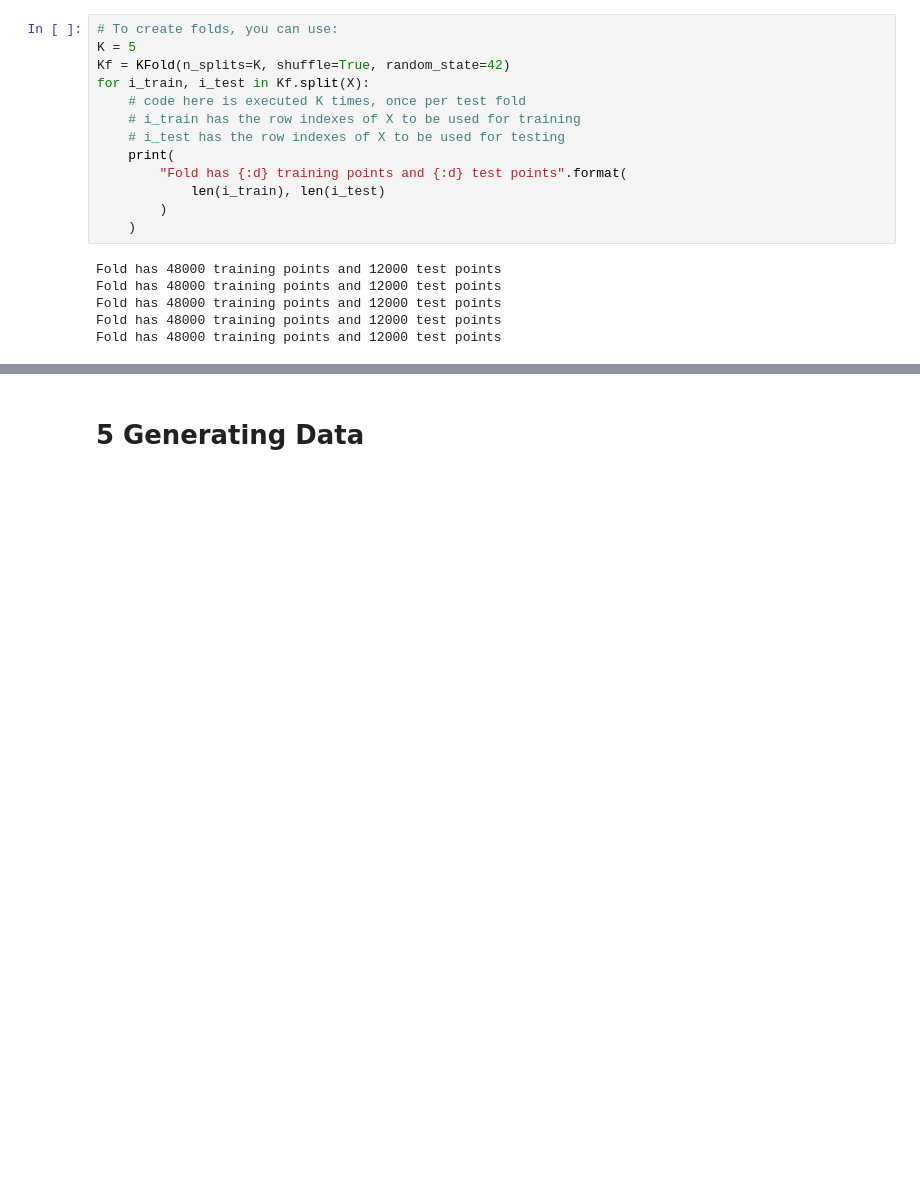
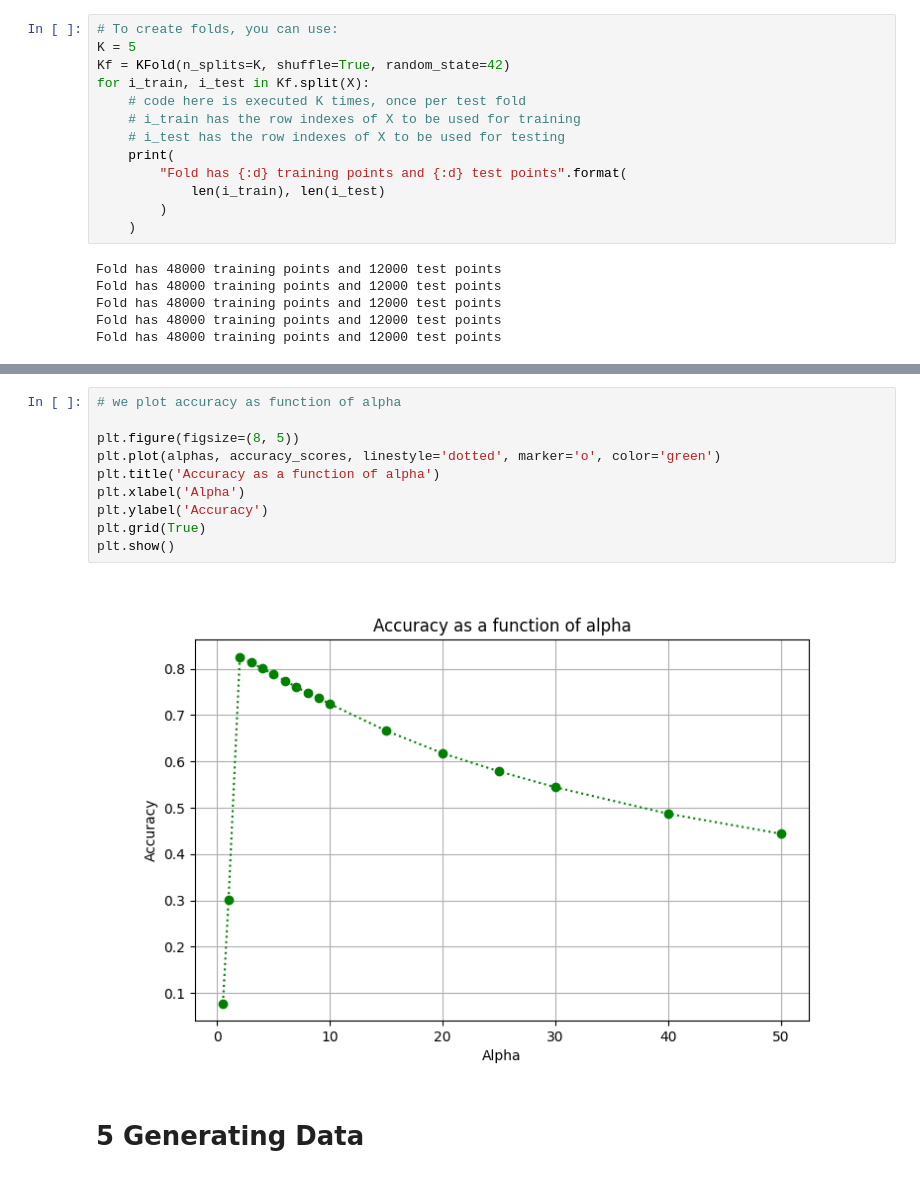
Before and after one commit to abisliouk/-IE675b-machine-learning, a Jupyter notebook: a01-nb.ipynb, the cells around one changed output, grey strips where cells are left out. Drawn from its saved outputs; the diff is of its cells as text; blank space fills up the shorter version.

```diff
--- a/a01-nb.ipynb
+++ b/a01-nb.ipynb
@@ -578,3 +527,15 @@ The best parameter choice is alpha = 2.00 with an accuracy score of 0.83.
+# %%
+# we plot accuracy as function of alpha
+
+plt.figure(figsize=(8, 5))
+plt.plot(alphas, accuracy_scores, linestyle='dotted', marker='o', color='green')
+plt.title('Accuracy as a function of alpha')
+plt.xlabel('Alpha')
+plt.ylabel('Accuracy')
+plt.grid(True)
+plt.show()
+# %% [output]
+[figure, added]
 # %% [markdown]
 # 5 Generating Data
 # %%
```
Also changed, not shown: parts of 19 cells of this notebook, 8 other files.
